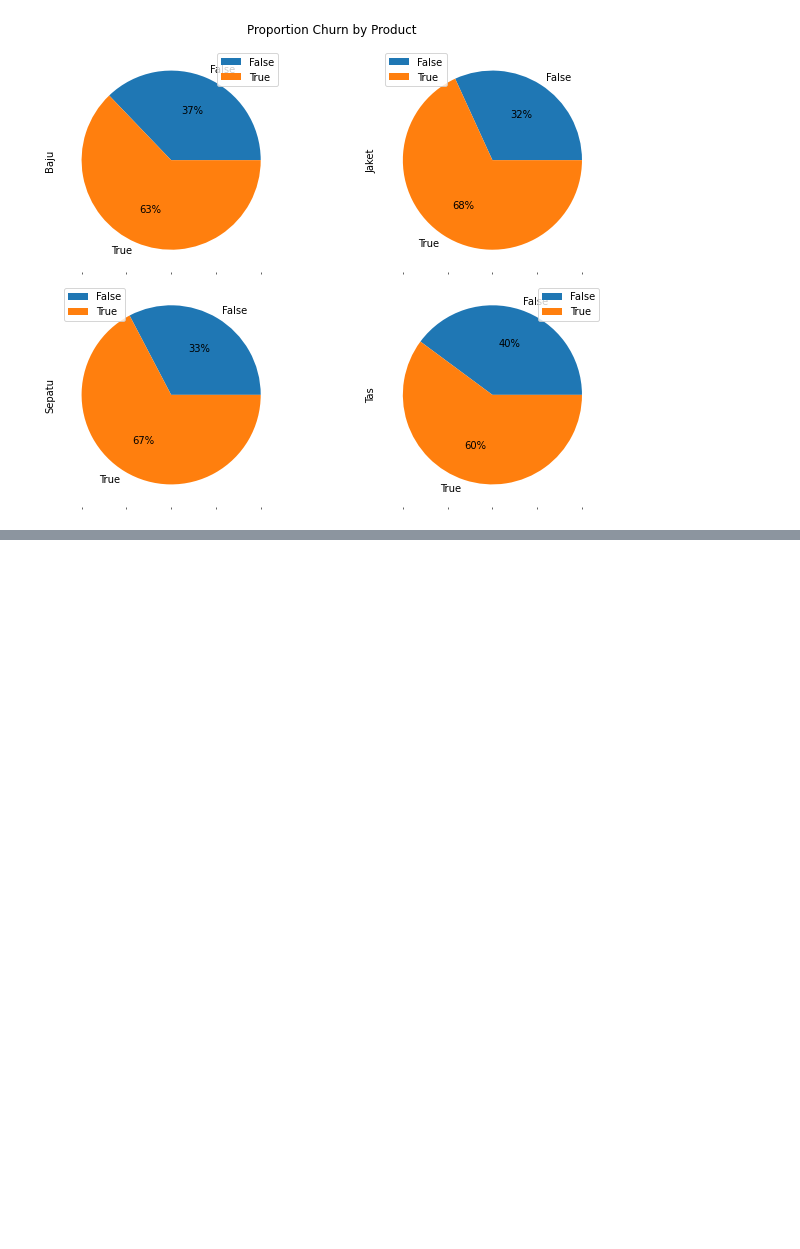
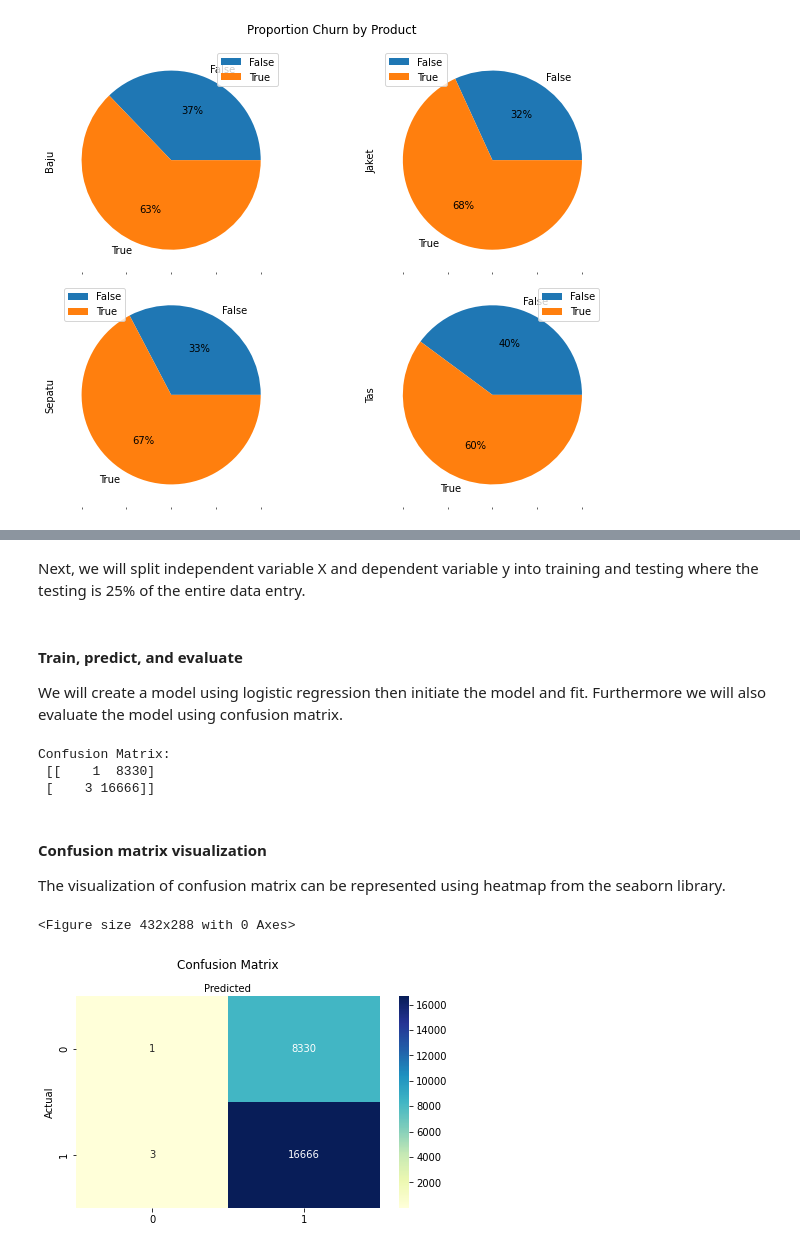
Before and after one commit to davidhong02/Business-Decision-Research, a Jupyter notebook: notebook.ipynb, the cells around one changed output, grey strips where cells are left out. Cells and saved outputs as stored; diff of their text form; code cells hidden in the pictures; blank space fills up the shorter version.

```diff
--- a/notebook.ipynb
+++ b/notebook.ipynb
@@ -178,0 +248,57 @@ plt.show()
+# %% [markdown]
+Next, we will split independent variable X and dependent variable y into training and testing where the testing is 25% of the entire data entry.
+# %%
+from sklearn.model_selection import train_test_split
+X_train, X_test, y_train, y_test = train_test_split(X, y, test_size=0.25, random_state=0)
+# %% [markdown]
+#### Train, predict, and evaluate
+We will create a model using logistic regression then initiate the model and fit. Furthermore we will also evaluate the model using confusion matrix.
+# %%
+from sklearn.linear_model import LogisticRegression
+from sklearn.metrics import confusion_matrix
+
+# Inisiasi model logreg
+logreg = LogisticRegression()
+
+# fit the model with data
+logreg.fit(X_train, y_train)
+
+# Predict model
+y_pred = logreg.predict(X_test)
+
+# Evaluasi model menggunakan confusion matrix
+cnf_matrix = confusion_matrix(y_test, y_pred)
+print('Confusion Matrix:\n', cnf_matrix)
+# %% [output]
+Confusion Matrix:
+ [[    1  8330]
+ [    3 16666]]
+# %% [markdown]
+#### Confusion matrix visualization
+The visualization of confusion matrix can be represented using heatmap from the seaborn library.
+# %%
+# import required modules
+import numpy as np
+import matplotlib.pyplot as plt
+import seaborn as sns
+
+plt.clf()
+# name  of classes
+class_names = [0, 1]
+fig, ax = plt.subplots()
+
+tick_marks = np.arange(len(class_names))
+plt.xticks(tick_marks, class_names)
+plt.yticks(tick_marks, class_names)
+
+# create heatmap
+sns.heatmap(pd.DataFrame(cnf_matrix), annot=True, cmap='YlGnBu', fmt='g')
+ax.xaxis.set_label_position('top')
+plt.title('Confusion Matrix', y=1.1)
+plt.ylabel('Actual')
+plt.xlabel('Predicted')
+plt.tight_layout()
+plt.show()
+# %% [output]
+<Figure size 432x288 with 0 Axes>
+[figure, added]
```
Also changed, not shown: parts of 10 cells of this notebook.
